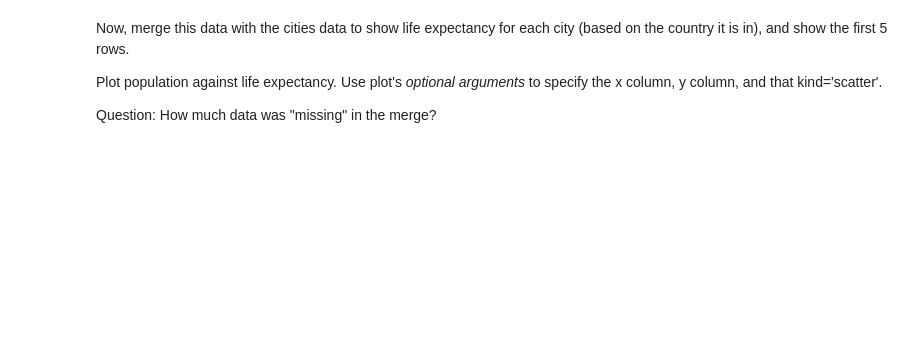
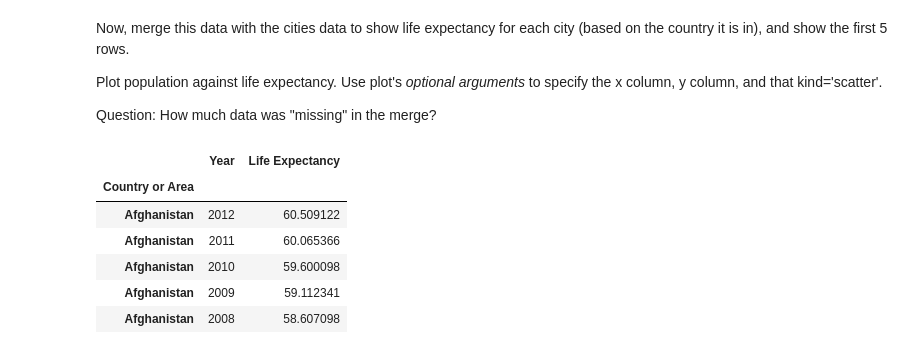
Before and after one commit to alixtrn/QM2, a Jupyter notebook: W3_Merging_and_Joining_in_Python.ipynb, the cells around one changed output. Drawn from its saved outputs; the diff is of its cells as text; code cells hidden in the pictures; blank space fills up the shorter version.

```diff
--- a/W3_Merging_and_Joining_in_Python.ipynb
+++ b/W3_Merging_and_Joining_in_Python.ipynb
@@ -545,3 +577,17 @@ Now, merge this data with the cities data to show life expectancy for each city
 Plot population against life expectancy. Use plot's *optional arguments* to specify the x column, y column, and that kind='scatter'.
 
 Question: How much data was "missing" in the merge?
+# %%
+#EXERCISE:
+
+#Lets's remove the 'Value Footnotes' Column
+life.drop('Value Footnotes', axis=1, inplace=True)
+life.head()
+# %% [output]
+|  | Year | Life Expectancy |
+| Country or Area |  |  |
+| Afghanistan | 2012 | 60.509122 |
+| Afghanistan | 2011 | 60.065366 |
+| Afghanistan | 2010 | 59.600098 |
+| Afghanistan | 2009 | 59.112341 |
+| Afghanistan | 2008 | 58.607098 |
```
Also changed, not shown: parts of 6 cells of this notebook.
